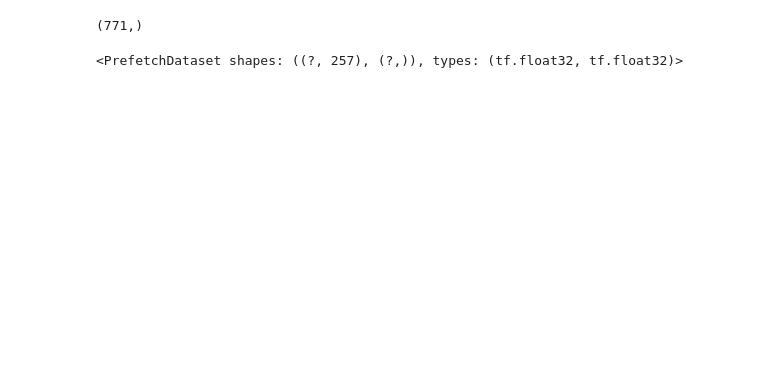
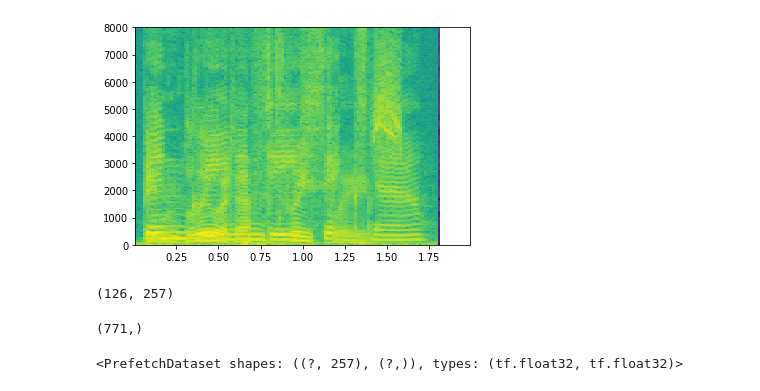
Before and after one commit to thisishale/thesis, a Jupyter notebook: du16_2_with_pretraining-vislinear.ipynb, the cells around one changed output. Saved outputs shown, nothing was run; the diff lists cells and outputs as text; code cells hidden in the pictures; blank space fills up the shorter version.

```diff
--- a/du16_2_with_pretraining-vislinear.ipynb
+++ b/du16_2_with_pretraining-vislinear.ipynb
@@ -441,3 +473,28 @@ array([[ 2.4185099e+01,  3.0500498e+01,  2.9169716e+01, ...,
+# %%
+recon = reconstruct(ftr_raw, ftr_phase)
+import sounddevice as sd
+sd.play(recon,16000)
+from scipy import signal
+# frequencies, times, spectrogram = signal.spectrogram(recon, 16000)
+# plt.pcolormesh(times, frequencies, spectrogram)
+# plt.imshow(spectrogram)
+# plt.ylabel('Frequency [Hz]')
+# plt.xlabel('Time [sec]')
+# plt.pcolormesh
+# plt.show()
+Pxx, freqs, bins, im = plt.specgram(recon, NFFT=512, Fs=16000, noverlap=256)
+# The `specgram` method returns 4 objects. They are:
+# - Pxx: the periodogram
+# - freqs: the frequency vector
+# - bins: the centers of the time bins
+# - im: the matplotlib.image.AxesImage instance representing the data in the plot
+plt.show()
+# %% [output]
+[figure, added]
+# %%
+ftr_phase.shape
+# %% [output]
+(126, 257)
 # %%
 a=tf.constant([1,2,3])
 with tf.Session() as sess:
```
Also changed, not shown: parts of 15 cells of this notebook.
